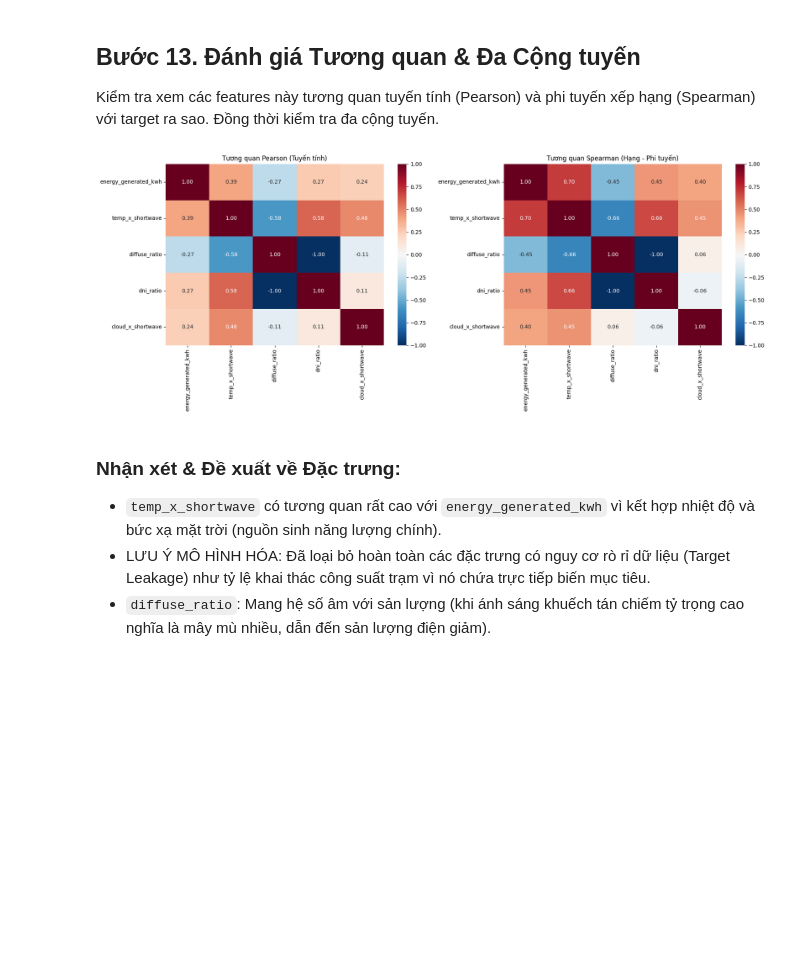
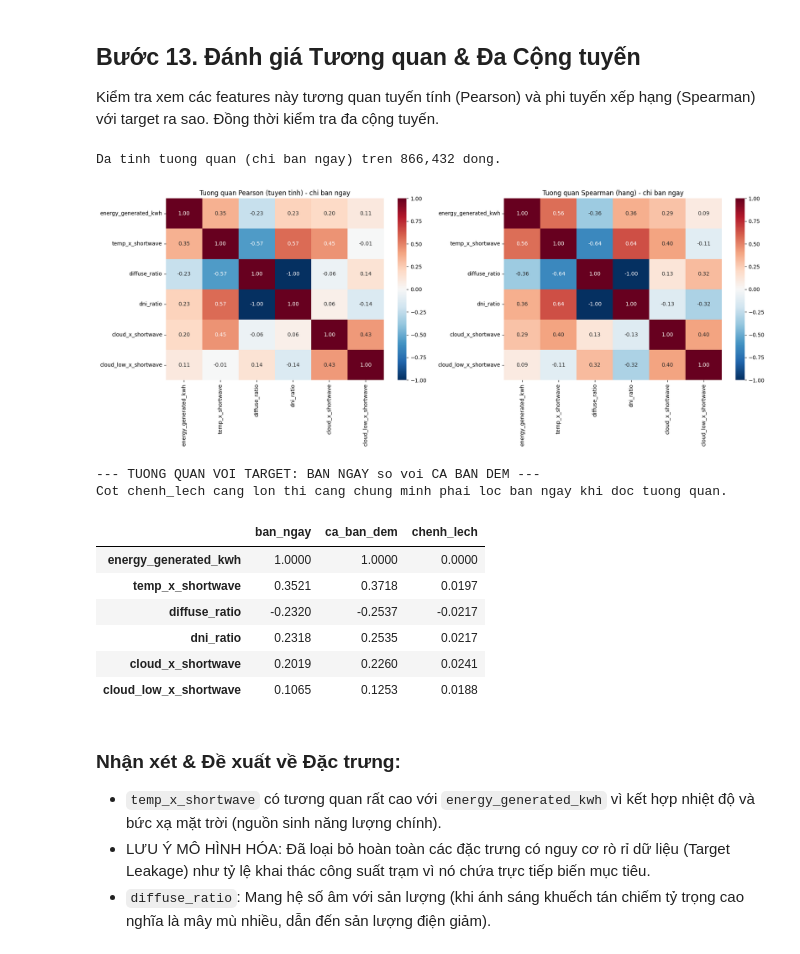
Before and after one commit to nguyenvunhut/solar-engergy, a Jupyter notebook: notebooks/refactor/03_3_features_aggregate.ipynb, the cells around one changed output. Saved outputs shown, nothing was run; the diff lists cells and outputs as text; code cells hidden in the pictures; blank space fills up the shorter version.

```diff
--- a/notebooks/refactor/03_3_features_aggregate.ipynb
+++ b/notebooks/refactor/03_3_features_aggregate.ipynb
@@ -409,7 +439,7 @@ Phân tích tỷ lệ Missing Values và Infinity. Những trạm thiếu metada
 # %%
 # Nạp dữ liệu train vừa sinh ra để làm QA/QC và trực quan hóa
 df_fe = read_parquet(f'{OUTPUT_DIR}/{VERSION}_train_features.parquet')
-new_features = ['temp_x_shortwave', 'diffuse_ratio', 'dni_ratio', 'cloud_x_shortwave']
+new_features = ['temp_x_shortwave', 'diffuse_ratio', 'dni_ratio', 'cloud_x_shortwave', 'cloud_low_x_shortwave']
 
 # 11.1. Phân tích Missing Values
 missing_stats = df_fe[new_features].isna().sum().to_frame(name='Missing_Count')
@@ -462,27 +510,50 @@ plt.show()
 # %% [markdown]
 ## Bước 13. Đánh giá Tương quan & Đa Cộng tuyến
 Kiểm tra xem các features này tương quan tuyến tính (Pearson) và phi tuyến xếp hạng (Spearman) với target ra sao. Đồng thời kiểm tra đa cộng tuyến.
+# %%
+# ── Tinh ma tran tuong quan (thieu o ban truoc, phuc hoi 2026-07-31) ──
+# Tinh tren df_viz (da loc BAN NGAY o cell tren), khong phai df_fe tho, de nhat quan voi
+# phan so sanh "ban_ngay vs ca_ban_dem" ngay ben duoi (neu tinh tren df_fe ca ngay lan dem
+# thi ban_ngay va ca_ban_dem se giong nhau, mat y nghia so sanh).
+corr_cols = ['energy_generated_kwh'] + new_features
+df_corr = df_viz[corr_cols].dropna()
+
+pearson_corr = df_corr.corr(method='pearson')
+spearman_corr = df_corr.corr(method='spearman')
+print(f"Da tinh tuong quan ({_ghi_chu}) tren {len(df_corr):,} dong.")
+# %% [output]
+Da tinh tuong quan (chi ban ngay) tren 866,432 dong.
 # %%
-corr_cols = ['energy_generated_kwh'] + new_features
-df_corr = df_fe[corr_cols].dropna()
-
-pearson_corr = df_corr.corr(method='pearson')
-spearman_corr = df_corr.corr(method='spearman')
 
 fig, axes = plt.subplots(1, 2, figsize=(18, 7))
-
-# Pearson
 sns.heatmap(pearson_corr, annot=True, cmap='RdBu_r', vmin=-1, vmax=1, fmt=".2f", ax=axes[0])
-axes[0].set_title('Tương quan Pearson (Tuyến tính)')
-
-# Spearman
+axes[0].set_title(f'Tuong quan Pearson (tuyen tinh) - {_ghi_chu}')
 sns.heatmap(spearman_corr, annot=True, cmap='RdBu_r', vmin=-1, vmax=1, fmt=".2f", ax=axes[1])
-axes[1].set_title('Tương quan Spearman (Hạng - Phi tuyến)')
-
+axes[1].set_title(f'Tuong quan Spearman (hang) - {_ghi_chu}')
 plt.tight_layout()
 plt.show()
+
+# So sanh voi tuong quan tinh tren CA ban dem, de thay muc do bi keo lech
+_ca = df_fe[corr_cols].dropna()
+_bang_ss = pd.DataFrame({
+    'ban_ngay': pearson_corr['energy_generated_kwh'].round(4),
+    'ca_ban_dem': _ca.corr(method='pearson')['energy_generated_kwh'].round(4),
+})
+_bang_ss['chenh_lech'] = (_bang_ss['ca_ban_dem'] - _bang_ss['ban_ngay']).round(4)
+print("--- TUONG QUAN VOI TARGET: BAN NGAY so voi CA BAN DEM ---")
+print("Cot chenh_lech cang lon thi cang chung minh phai loc ban ngay khi doc tuong quan.")
+display(_bang_ss)
 # %% [output]
-[figure, old version]
+[figure, new version]
+--- TUONG QUAN VOI TARGET: BAN NGAY so voi CA BAN DEM ---
+Cot chenh_lech cang lon thi cang chung minh phai loc ban ngay khi doc tuong quan.
+|  | ban_ngay | ca_ban_dem | chenh_lech |
+| energy_generated_kwh | 1.0000 | 1.0000 | 0.0000 |
+| temp_x_shortwave | 0.3521 | 0.3718 | 0.0197 |
+| diffuse_ratio | -0.2320 | -0.2537 | -0.0217 |
+| dni_ratio | 0.2318 | 0.2535 | 0.0217 |
+| cloud_x_shortwave | 0.2019 | 0.2260 | 0.0241 |
+| cloud_low_x_shortwave | 0.1065 | 0.1253 | 0.0188 |
 # %% [markdown]
 ### Nhận xét & Đề xuất về Đặc trưng:
 - `temp_x_shortwave` có tương quan rất cao với `energy_generated_kwh` vì kết hợp nhiệt độ và bức xạ mặt trời (nguồn sinh năng lượng chính).
```
Also changed, not shown: parts of 11 cells of this notebook, 24 other files.
